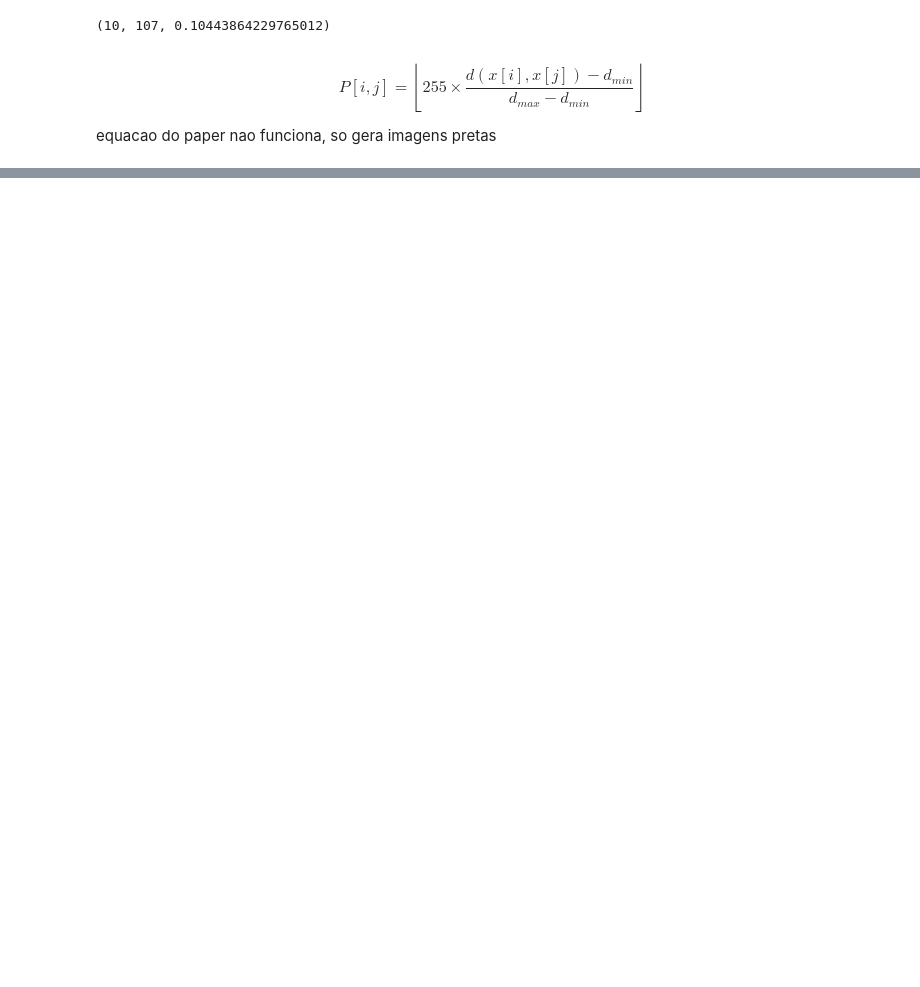
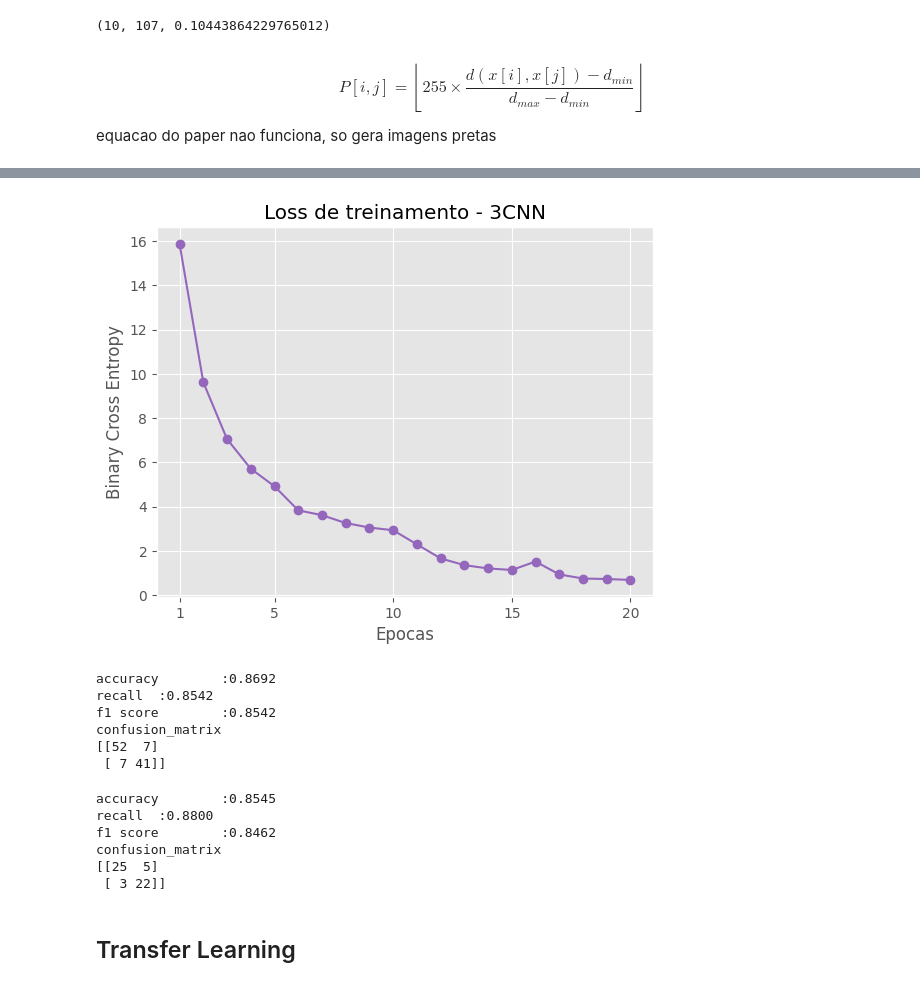
Before and after one commit to Arthur-Salles/mc855-recgym, a Jupyter notebook: src/rec_plots.ipynb, the cells around one changed output, grey strips where cells are left out. Saved outputs shown, nothing was run; the diff lists cells and outputs as text; code cells hidden in the pictures; blank space fills up the shorter version.

```diff
--- a/src/rec_plots.ipynb
+++ b/src/rec_plots.ipynb
@@ -188,0 +423,9 @@ plt.imshow(cap.reshape(224, 224, -1))
+# %%
+## training
+
+criterion = nn.CrossEntropyLoss()
+
+# Observe that all parameters are being optimized
+simple_cnn = simple_cnn.to(device)
+optimizer_ft = torch.optim.Adam(simple_cnn.parameters(), lr=0.001)
+cnn_trained , loss_curve_3cnn = train_model(simple_cnn, criterion, optimizer_ft, dl, 20, device=device)
@@ -188,0 +453,10 @@ plt.imshow(cap.reshape(224, 224, -1))
+# %%
+plt.title('Loss de treinamento - 3CNN')
+plt.plot(loss_curve_3cnn, color= 'tab:purple', marker='o')
+plt.xticks([0, 4, 9, 14,19], labels=[1, 5, 10, 15, 20])
+
+plt.xlabel('Epocas')
+plt.ylabel("Binary Cross Entropy")
+plt.show()
+# %% [output]
+[figure, added]
@@ -188,0 +473,10 @@ plt.imshow(cap.reshape(224, 224, -1))
+# %%
+res = evaluate_model(preds, fy['validation_data'])
+display_metrics(res)
+# %% [output]
+accuracy        :0.8692
+recall  :0.8542
+f1 score        :0.8542
+confusion_matrix
+[[52  7]
+ [ 7 41]]
@@ -188,0 +493,12 @@ plt.imshow(cap.reshape(224, 224, -1))
+# %%
+res = evaluate_model(preds, fy['test_data'])
+display_metrics(res)
+# %% [output]
+accuracy        :0.8545
+recall  :0.8800
+f1 score        :0.8462
+confusion_matrix
+[[25  5]
+ [ 3 22]]
+# %% [markdown]
+## Transfer Learning
```
Also changed, not shown: parts of 23 cells of this notebook, 4 other files.
